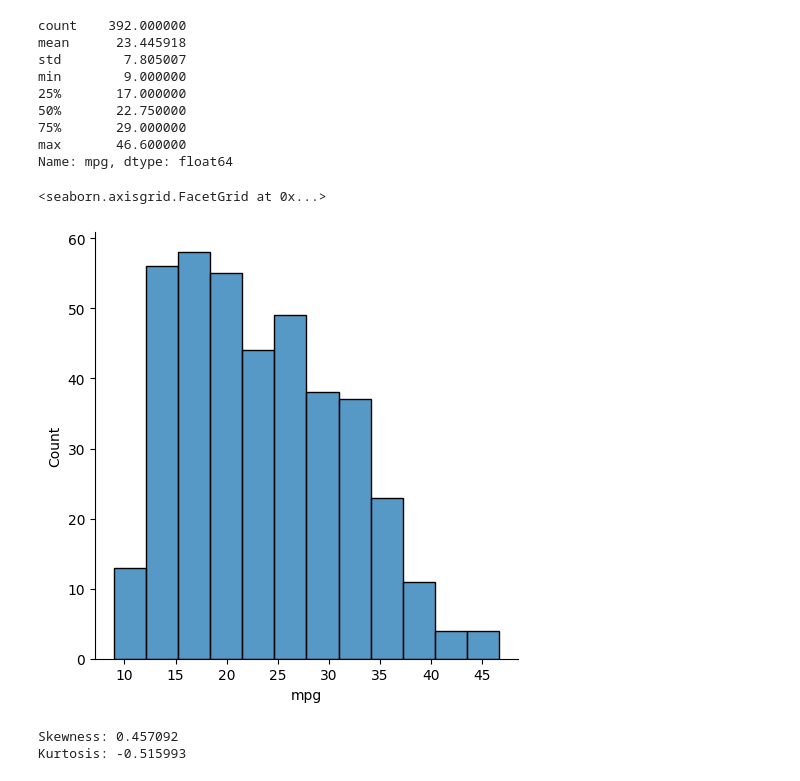
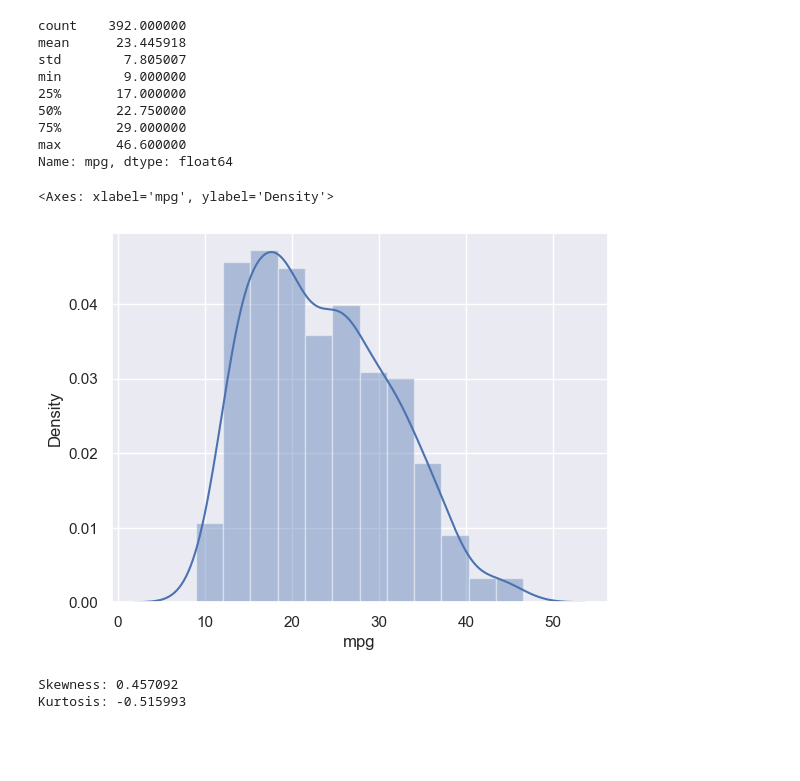
Before and after one commit to UUCompSci/ms-data-analytics, a Jupyter notebook: sandbox.ipynb, the cells around one changed output. Drawn from its saved outputs; the diff is of its cells as text; code cells hidden in the pictures; blank space fills up the shorter version.

```diff
--- a/sandbox.ipynb
+++ b/sandbox.ipynb
@@ -141,9 +135,9 @@ min        9.000000
 max       46.600000
 Name: mpg, dtype: float64
 # %%
-sns.displot(data['mpg'])
+sns.distplot(data['mpg'])
 # %% [output]
-<seaborn.axisgrid.FacetGrid at 0x...>
+<Axes: xlabel='mpg', ylabel='Density'>
-[figure, old version]
+[figure, new version]
 # %%
 print("Skewness: %f" % data['mpg'].skew())
```
Also changed, not shown: parts of 31 cells of this notebook.
